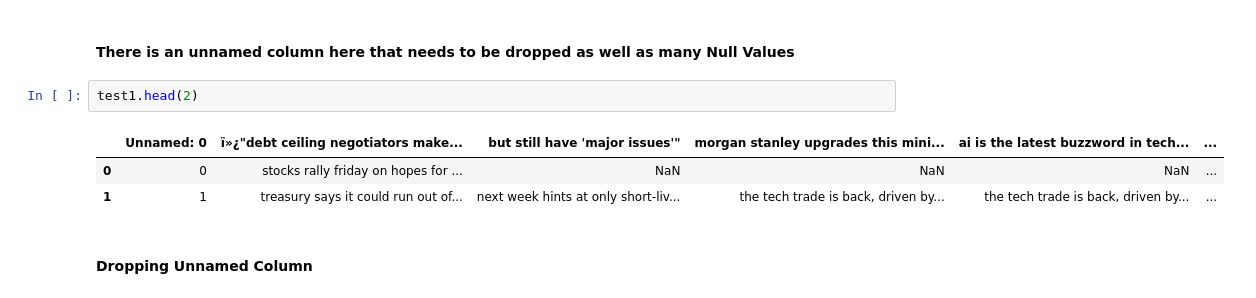
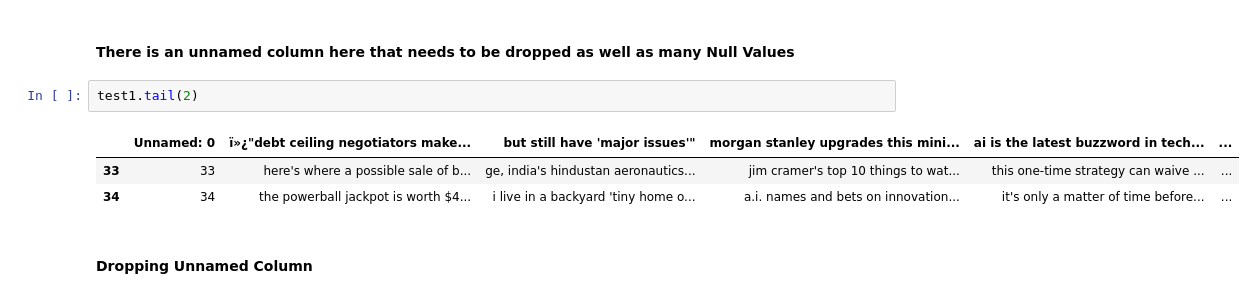
Before and after one commit to ChrisVerg/SmartInvest, a Jupyter notebook: Notebooks/Chris_Sentiment_Analysis.ipynb, the cells around one changed output. Drawn from its saved outputs; the diff is of its cells as text.

```diff
--- a/Notebooks/Chris_Sentiment_Analysis.ipynb
+++ b/Notebooks/Chris_Sentiment_Analysis.ipynb
@@ -401,11 +401,11 @@ test1 = testA
 # %% [markdown]
 #### There is an unnamed column here that needs to be dropped as well as many Null Values
 # %%
-test1.head(2)
+test1.tail(2)
 # %% [output]
 |  | Unnamed: 0 | ï»¿"debt ceiling negotiators make... | but still have 'major issues'" | morgan stanley upgrades this mini... | ai is the latest buzzword in tech... | ... |
-| 0 | 0 | stocks rally friday on hopes for ... | NaN | NaN | NaN | ... |
-| 1 | 1 | treasury says it could run out of... | next week hints at only short-liv... | the tech trade is back, driven by... | the tech trade is back, driven by... | ... |
+| 33 | 33 | here's where a possible sale of b... | ge, india's hindustan aeronautics... | jim cramer's top 10 things to wat... | this one-time strategy can waive ... | ... |
+| 34 | 34 | the powerball jackpot is worth $4... | i live in a backyard 'tiny home o... | a.i. names and bets on innovation... | it's only a matter of time before... | ... |
 # %% [markdown]
 #### Dropping Unnamed Column
 # %%
```
Also changed, not shown: parts of 15 cells of this notebook, 4 other files.
